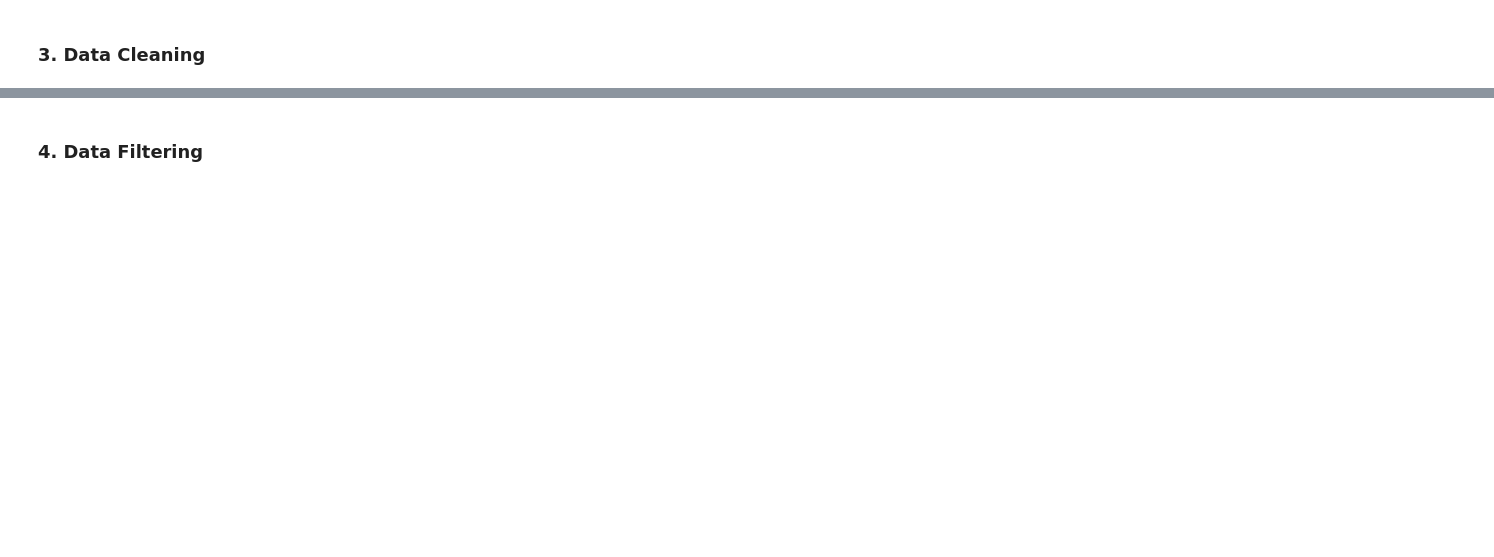
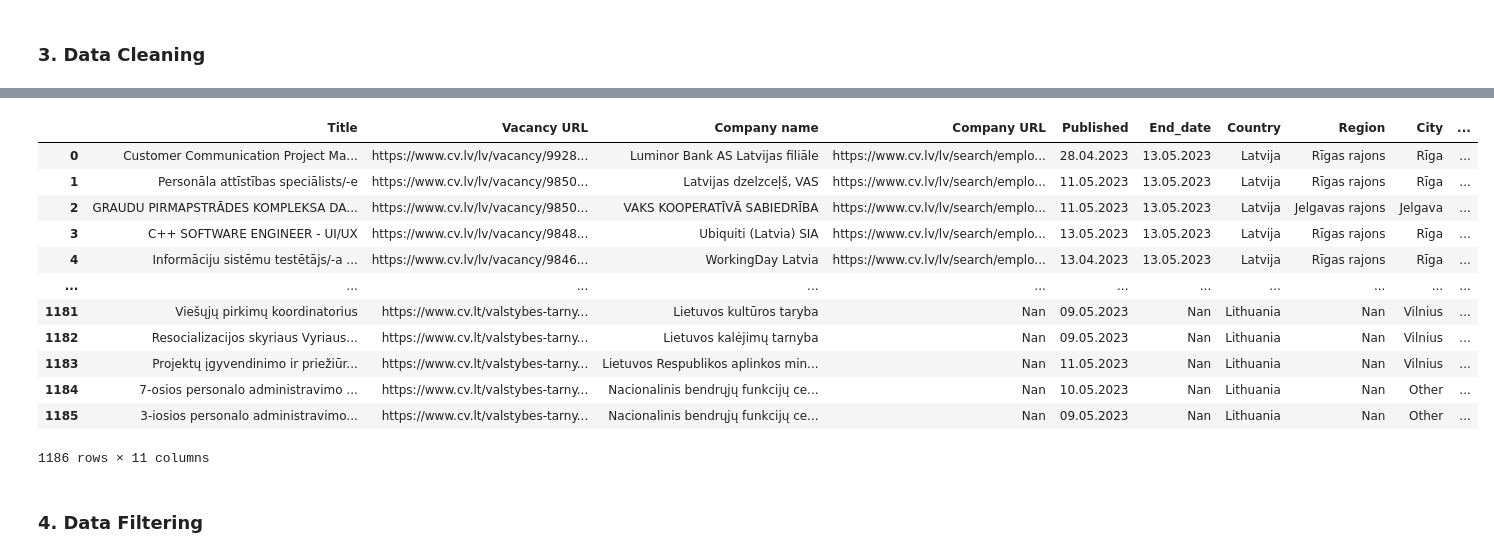
Before and after one commit to Inesence/Data_Job_Market_Analysis_LV, a Jupyter notebook: Data_collection.ipynb, the cells around one changed output, grey strips where cells are left out. Drawn from its saved outputs; the diff is of its cells as text; code cells hidden in the pictures; blank space fills up the shorter version.

```diff
--- a/Data_collection.ipynb
+++ b/Data_collection.ipynb
@@ -147,0 +243,4 @@ df['Published'] = df['Published'].apply(get_date_from_string)
+# %%
+# Round the values to 2 decimal places
+df_lt['Salary Range min'] = df_lt['Salary Range min'].round(2)
+df_lt['Salary Range max'] = df_lt['Salary Range max'].round(2)
@@ -148,3 +271,19 @@ df['Published'] = df['Published'].apply(get_date_from_string)
+# %%
+full_df
+# %% [output]
+|  | Title | Vacancy URL | Company name | Company URL | Published | End_date | Country | Region | City | ... |
+| 0 | Customer Communication Project Ma... | https://www.cv.lv/lv/vacancy/9928... | Luminor Bank AS Latvijas filiāle | https://www.cv.lv/lv/search/emplo... | 28.04.2023 | 13.05.2023 | Latvija | Rīgas rajons | Rīga | ... |
+| 1 | Personāla attīstības speciālists/-e | https://www.cv.lv/lv/vacancy/9850... | Latvijas dzelzceļš, VAS | https://www.cv.lv/lv/search/emplo... | 11.05.2023 | 13.05.2023 | Latvija | Rīgas rajons | Rīga | ... |
+| 2 | GRAUDU PIRMAPSTRĀDES KOMPLEKSA DA... | https://www.cv.lv/lv/vacancy/9850... | VAKS KOOPERATĪVĀ SABIEDRĪBA | https://www.cv.lv/lv/search/emplo... | 11.05.2023 | 13.05.2023 | Latvija | Jelgavas rajons | Jelgava | ... |
+| 3 | C++ SOFTWARE ENGINEER - UI/UX | https://www.cv.lv/lv/vacancy/9848... | Ubiquiti (Latvia) SIA | https://www.cv.lv/lv/search/emplo... | 13.05.2023 | 13.05.2023 | Latvija | Rīgas rajons | Rīga | ... |
+| 4 | Informāciju sistēmu testētājs/-a ... | https://www.cv.lv/lv/vacancy/9846... | WorkingDay Latvia | https://www.cv.lv/lv/search/emplo... | 13.04.2023 | 13.05.2023 | Latvija | Rīgas rajons | Rīga | ... |
+| ... | ... | ... | ... | ... | ... | ... | ... | ... | ... | ... |
+| 1181 | Viešųjų pirkimų koordinatorius | https://www.cv.lt/valstybes-tarny... | Lietuvos kultūros taryba | Nan | 09.05.2023 | Nan | Lithuania | Nan | Vilnius | ... |
+| 1182 | Resocializacijos skyriaus Vyriaus... | https://www.cv.lt/valstybes-tarny... | Lietuvos kalėjimų tarnyba | Nan | 09.05.2023 | Nan | Lithuania | Nan | Vilnius | ... |
+| 1183 | Projektų įgyvendinimo ir priežiūr... | https://www.cv.lt/valstybes-tarny... | Lietuvos Respublikos aplinkos min... | Nan | 11.05.2023 | Nan | Lithuania | Nan | Vilnius | ... |
+| 1184 | 7-osios personalo administravimo ... | https://www.cv.lt/valstybes-tarny... | Nacionalinis bendrųjų funkcijų ce... | Nan | 10.05.2023 | Nan | Lithuania | Nan | Other | ... |
+| 1185 | 3-iosios personalo administravimo... | https://www.cv.lt/valstybes-tarny... | Nacionalinis bendrųjų funkcijų ce... | Nan | 09.05.2023 | Nan | Lithuania | Nan | Other | ... |
+1186 rows × 11 columns
 # %% [markdown]
 ### 4. Data Filtering
 # %%
```
Also changed, not shown: parts of 21 cells of this notebook, 5 other files.
